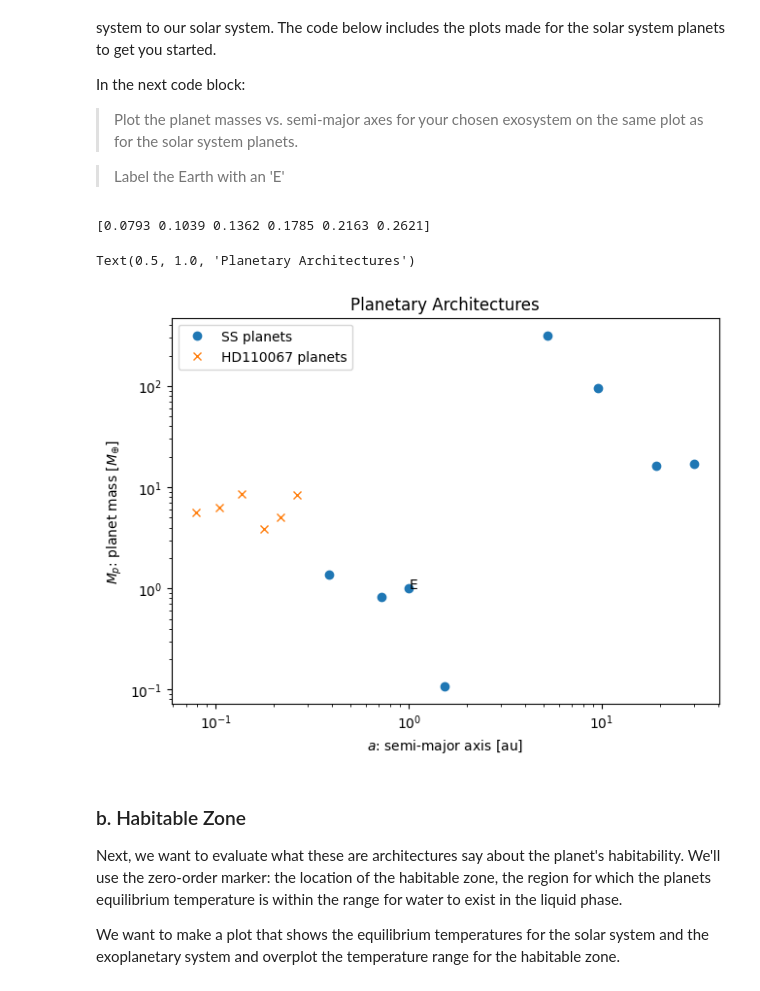
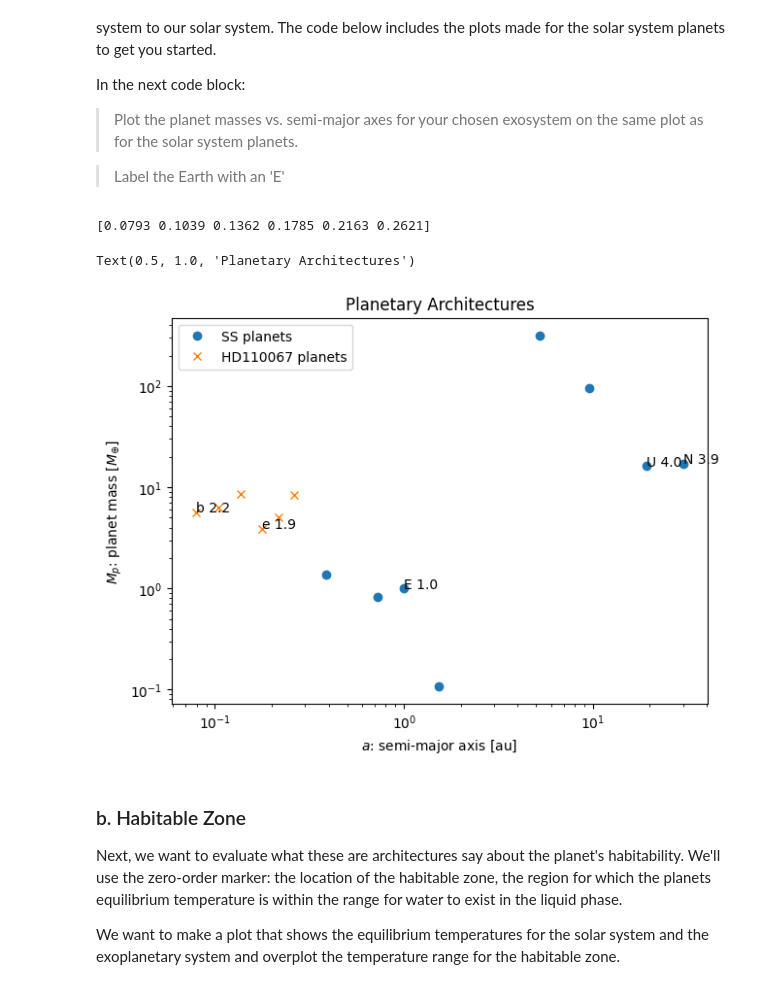
Before and after one commit to anb19019/FoPS-2025, a Jupyter notebook: 1-not-my-solar-sys.ipynb, the cells around one changed output. Drawn from its saved outputs; the diff is of its cells as text; code cells hidden in the pictures.

```diff
--- a/1-not-my-solar-sys.ipynb
+++ b/1-not-my-solar-sys.ipynb
@@ -118,30 +122,36 @@ In the next code block:
 # %%
 ss_a = np.array([solar[key]['pl_orbsmax'] for key in solar.keys() if key != 'host'])
 ss_mass = np.array([solar[key]['pl_bmasse'] for key in solar.keys() if key != 'host'])
 
 
 f,ax = plt.subplots(1,constrained_layout=True)
 ax.plot(ss_a,ss_mass,marker='o',lw=0,label='SS planets')
 # add plot of your system * HERE *
 HD_A = np.array([exo[key]['pl_orbsmax'] for key in exo.keys() if key != 'host'])
 HD_MASS = np.array([exo[key]['pl_bmasse'] for key in exo.keys() if key != 'host'])
 print(HD_A)
 ax.plot(HD_A, HD_MASS, marker='x',lw=0,label='HD110067 planets')
 
 # add label to earth * HERE *
-ax.text(solar['earth']['pl_orbsmax'], solar['earth']['pl_bmasse'], 'E')
+ax.text(solar['earth']['pl_orbsmax'], solar['earth']['pl_bmasse'], 'E ' + str(solar['earth']['pl_rade']))
+
+ax.text(solar['uranus']['pl_orbsmax'], solar['uranus']['pl_bmasse'], 'U ' + str(round(solar['uranus']['pl_rade'], 1)))
+ax.text(solar['neptune']['pl_orbsmax'], solar['neptune']['pl_bmasse'], 'N ' + str(round(solar['neptune']['pl_rade'],1)))
+
+ax.text(exo['b']['pl_orbsmax'], exo['b']['pl_bmasse'], 'b ' + str(round(exo['b']['pl_rade'], 1)))
+ax.text(exo['e']['pl_orbsmax'], exo['e']['pl_bmasse'], 'e ' + str(round(exo['e']['pl_rade'],1)))
 
 ax.legend()
 ax.set_xlabel('$a$: semi-major axis [au]')
 ax.set_ylabel(r'$M_p$: planet mass [$M_{\oplus}$]')
 ax.set_xscale('log')
 ax.set_yscale('log')
 ax.set_xscale('log')
 ax.set_title('Planetary Architectures')
 # %% [output]
 [0.0793 0.1039 0.1362 0.1785 0.2163 0.2621]
 Text(0.5, 1.0, 'Planetary Architectures')
-[figure, old version]
+[figure, new version]
 # %% [markdown]
 ### b. Habitable Zone
 
```
Also changed, not shown: parts of 8 cells of this notebook.
